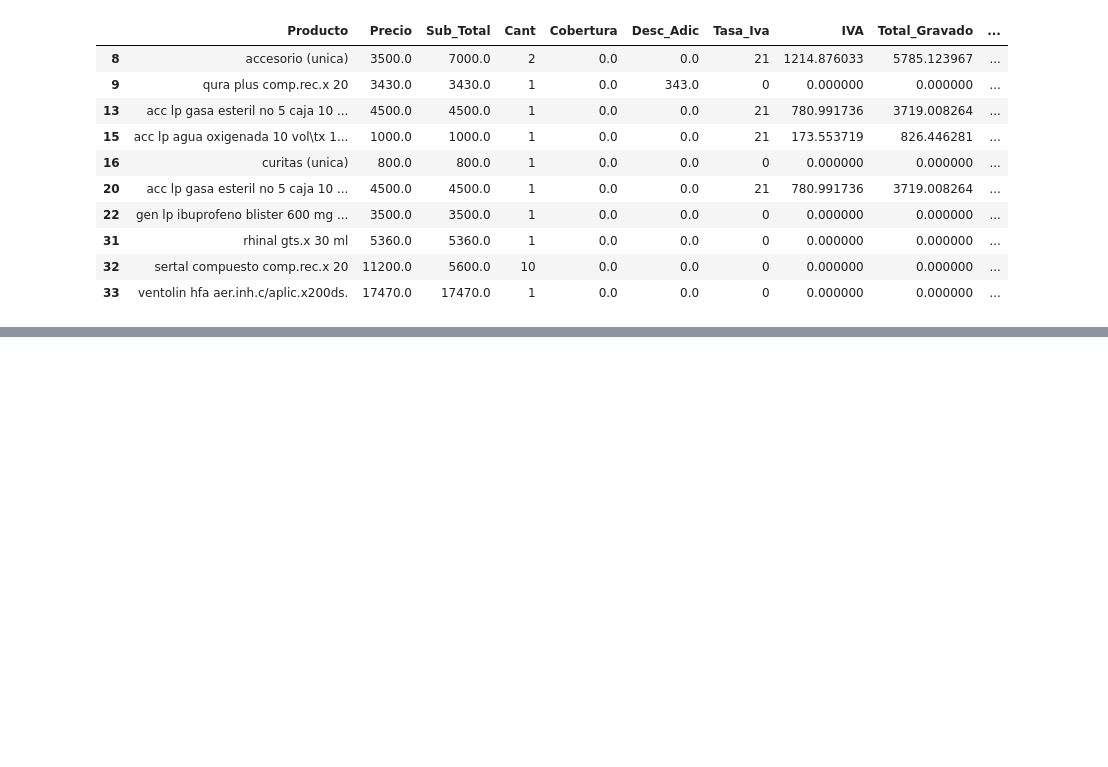
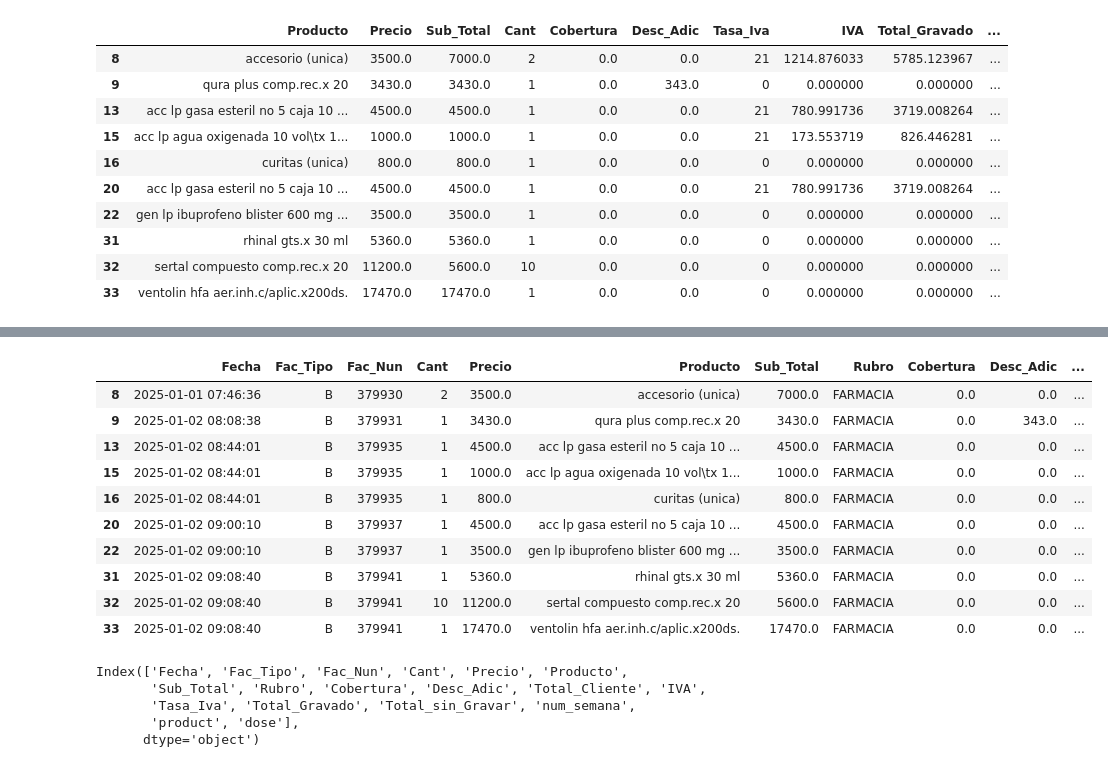
Before and after one commit to 4GeeksAcademy/sp-ml-20-final-project-g2, a Jupyter notebook: src/Final-project-Grupo2-InetaAnthonnyGuillermo.ipynb, the cells around one changed output, grey strips where cells are left out. Drawn from its saved outputs; the diff is of its cells as text; code cells hidden in the pictures; blank space fills up the shorter version.

```diff
--- a/src/Final-project-Grupo2-InetaAnthonnyGuillermo.ipynb
+++ b/src/Final-project-Grupo2-InetaAnthonnyGuillermo.ipynb
@@ -1271,0 +1277,24 @@ df[["Producto", "Precio", "Sub_Total", "Cant", "Cobertura", "Desc_Adic", "Tasa_I
+# %%
+df_obj_one = df.copy()
+# %%
+df_obj_one.head(10)
+# %% [output]
+|  | Fecha | Fac_Tipo | Fac_Nun | Cant | Precio | Producto | Sub_Total | Rubro | Cobertura | Desc_Adic | ... |
+| 8 | 2025-01-01 07:46:36 | B | 379930 | 2 | 3500.0 | accesorio (unica) | 7000.0 | FARMACIA | 0.0 | 0.0 | ... |
+| 9 | 2025-01-02 08:08:38 | B | 379931 | 1 | 3430.0 | qura plus comp.rec.x 20 | 3430.0 | FARMACIA | 0.0 | 343.0 | ... |
+| 13 | 2025-01-02 08:44:01 | B | 379935 | 1 | 4500.0 | acc lp gasa esteril no 5 caja 10 ... | 4500.0 | FARMACIA | 0.0 | 0.0 | ... |
+| 15 | 2025-01-02 08:44:01 | B | 379935 | 1 | 1000.0 | acc lp agua oxigenada 10 vol\tx 1... | 1000.0 | FARMACIA | 0.0 | 0.0 | ... |
+| 16 | 2025-01-02 08:44:01 | B | 379935 | 1 | 800.0 | curitas (unica) | 800.0 | FARMACIA | 0.0 | 0.0 | ... |
+| 20 | 2025-01-02 09:00:10 | B | 379937 | 1 | 4500.0 | acc lp gasa esteril no 5 caja 10 ... | 4500.0 | FARMACIA | 0.0 | 0.0 | ... |
+| 22 | 2025-01-02 09:00:10 | B | 379937 | 1 | 3500.0 | gen lp ibuprofeno blister 600 mg ... | 3500.0 | FARMACIA | 0.0 | 0.0 | ... |
+| 31 | 2025-01-02 09:08:40 | B | 379941 | 1 | 5360.0 | rhinal gts.x 30 ml | 5360.0 | FARMACIA | 0.0 | 0.0 | ... |
+| 32 | 2025-01-02 09:08:40 | B | 379941 | 10 | 11200.0 | sertal compuesto comp.rec.x 20 | 5600.0 | FARMACIA | 0.0 | 0.0 | ... |
+| 33 | 2025-01-02 09:08:40 | B | 379941 | 1 | 17470.0 | ventolin hfa aer.inh.c/aplic.x200ds. | 17470.0 | FARMACIA | 0.0 | 0.0 | ... |
+# %%
+df.columns
+# %% [output]
+Index(['Fecha', 'Fac_Tipo', 'Fac_Nun', 'Cant', 'Precio', 'Producto',
+       'Sub_Total', 'Rubro', 'Cobertura', 'Desc_Adic', 'Total_Cliente', 'IVA',
+       'Tasa_Iva', 'Total_Gravado', 'Total_sin_Gravar', 'num_semana',
+       'product', 'dose'],
+      dtype='object')
```
Also changed, not shown: parts of 12 cells of this notebook, 1 other file.
